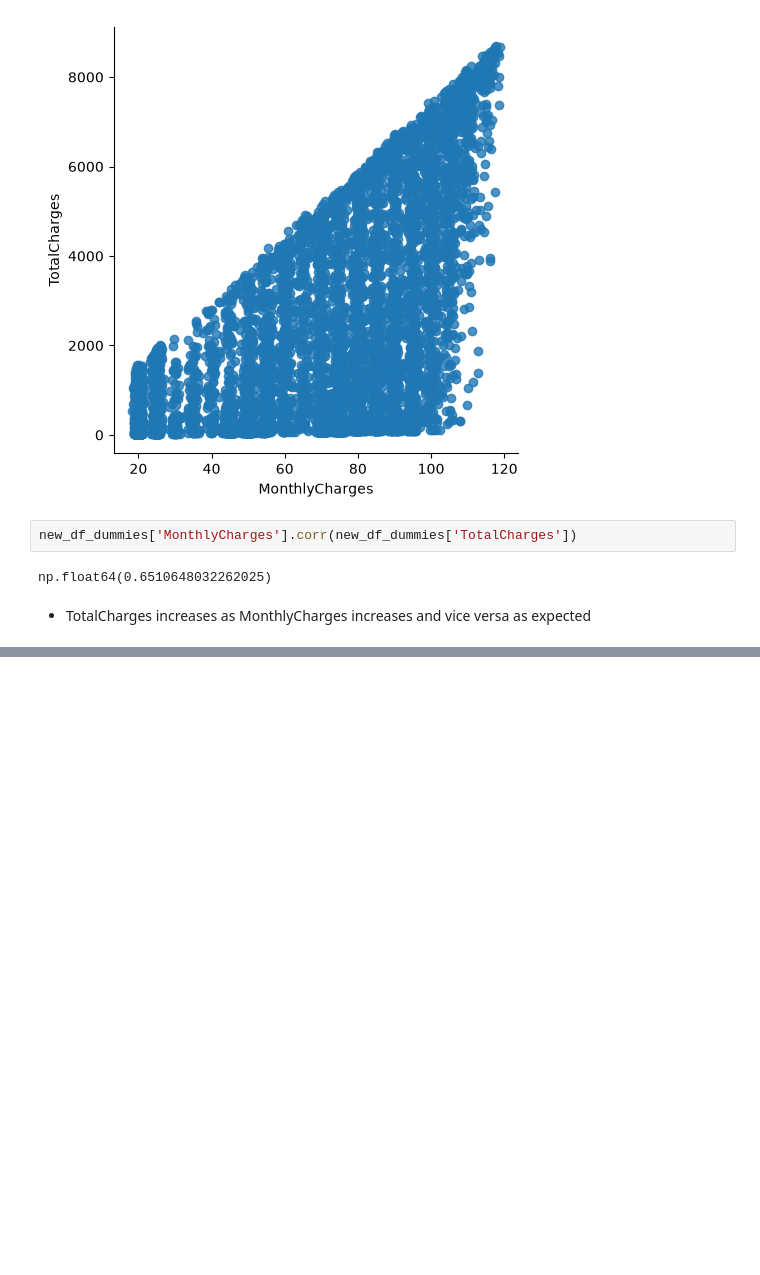
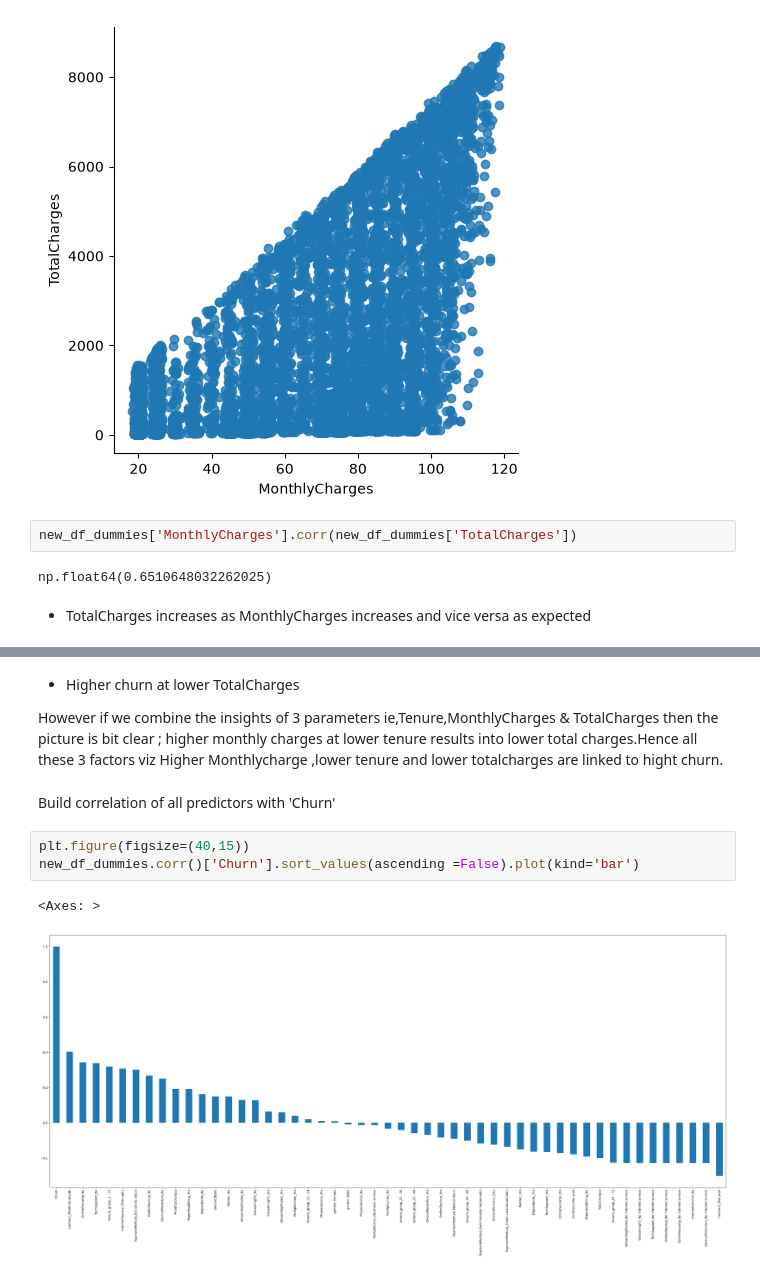
Before and after one commit to FathimaMeharin/Data-Science, a Jupyter notebook: Exploratory Data Analysis.ipynb, the cells around one changed output, grey strips where cells are left out. Cells and saved outputs as stored; diff of their text form; blank space fills up the shorter version.

```diff
--- a/Exploratory Data Analysis.ipynb
+++ b/Exploratory Data Analysis.ipynb
@@ -1450,0 +1493,12 @@ np.float64(0.6510648032262025)
+# %% [markdown]
+- Higher churn at lower TotalCharges
+
+However if we combine the insights of 3 parameters ie,Tenure,MonthlyCharges & TotalCharges then the picture is bit clear ; higher monthly charges at lower tenure results into lower total charges.Hence all these 3 factors viz Higher Monthlycharge ,lower tenure and lower totalcharges are linked to hight churn.
+# %% [markdown]
+Build correlation of all predictors with 'Churn'
+# %%
+plt.figure(figsize=(40,15))
+new_df_dummies.corr()['Churn'].sort_values(ascending =False).plot(kind='bar')
+# %% [output]
+<Axes: >
+[figure, added]
```
Also changed, not shown: parts of 22 cells of this notebook.
